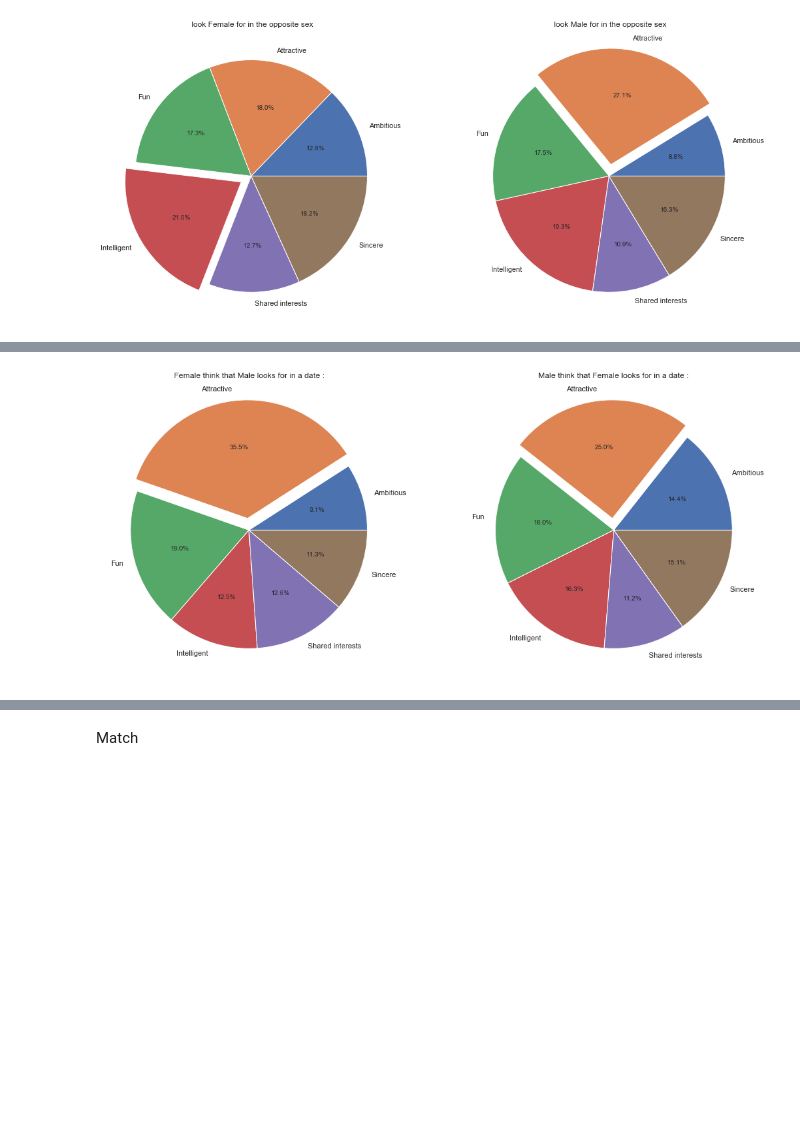
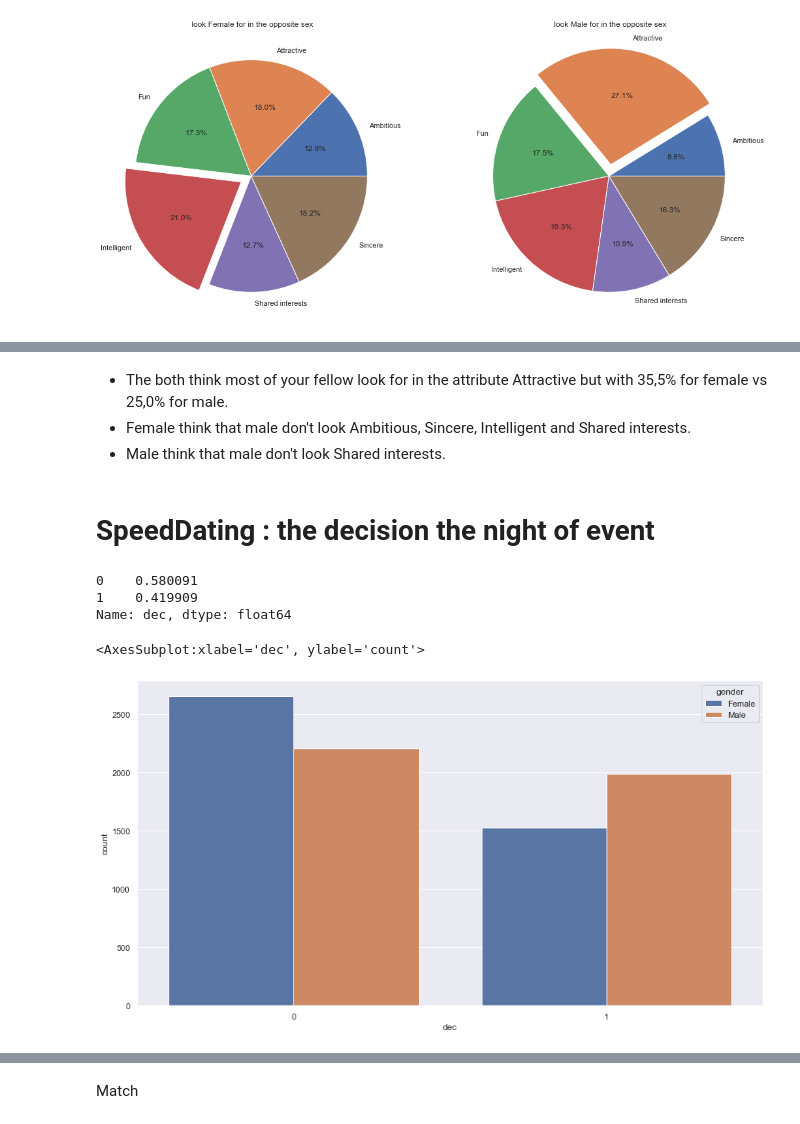
Before and after one commit to Stylomines/speed_dating, a Jupyter notebook: 01-Project_speed_dating.ipynb, the cells around one changed output, grey strips where cells are left out. Cells and saved outputs as stored; diff of their text form; code cells hidden in the pictures; blank space fills up the shorter version.

```diff
--- a/01-Project_speed_dating.ipynb
+++ b/01-Project_speed_dating.ipynb
@@ -236,17 +223,15 @@ Men/women think most of your fellow look for in the attribute Attractive
-# %%
-# What do you think the opposite sex looks for in a date
-look_o_date = df_ind.groupby(['gender'])[['attr2_1','sinc2_1', 'intel2_1', 'fun2_1', 'amb2_1', 'shar2_1']].mean().reset_index()
-data_o_date = pd.pivot_table(look_o_date, values = ['attr2_1','sinc2_1', 'intel2_1', 'fun2_1', 'amb2_1', 'shar2_1'], columns = 'gender')
-
-labels = ['Ambitious','Attractive', 'Fun', 'Intelligent','Shared interests','Sincere']
-plt.figure(figsize=(18,18))
-plt.subplot(221)
-plt.pie(data_o_date['Female'] ,labels = labels, explode = (0, 0.1, 0, 0 ,0, 0), autopct='%1.1f%%')
-plt.title("Female think that Male looks for in a date :")
-# look for in the opposite sex
-plt.subplot(222)
-plt.pie(data_o_date['Male'] ,labels = labels, explode = (0, 0.1, 0, 0,0, 0), autopct='%1.1f%%')
-plt.title("Male think that Female looks for in a date :")
-plt.show()
-# %% [output]
-[figure, removed]
+# %% [markdown]
+* The both think most of your fellow look for in the attribute Attractive but with 35,5% for female vs 25,0% for male.
+* Female think that male don't look Ambitious, Sincere, Intelligent and Shared interests.
+* Male think that male don't look Shared interests.
+# %% [markdown]
+# SpeedDating : the decision the night of event
+# %%
+print(dataset['dec'].value_counts()/dataset['dec'].shape[0])
+sns.countplot(data = dataset, x ='dec', hue='gender')
+# %% [output]
+0    0.580091
+1    0.419909
+Name: dec, dtype: float64
+<AxesSubplot:xlabel='dec', ylabel='count'>
+[figure, added]
```
Also changed, not shown: parts of 53 cells of this notebook.
